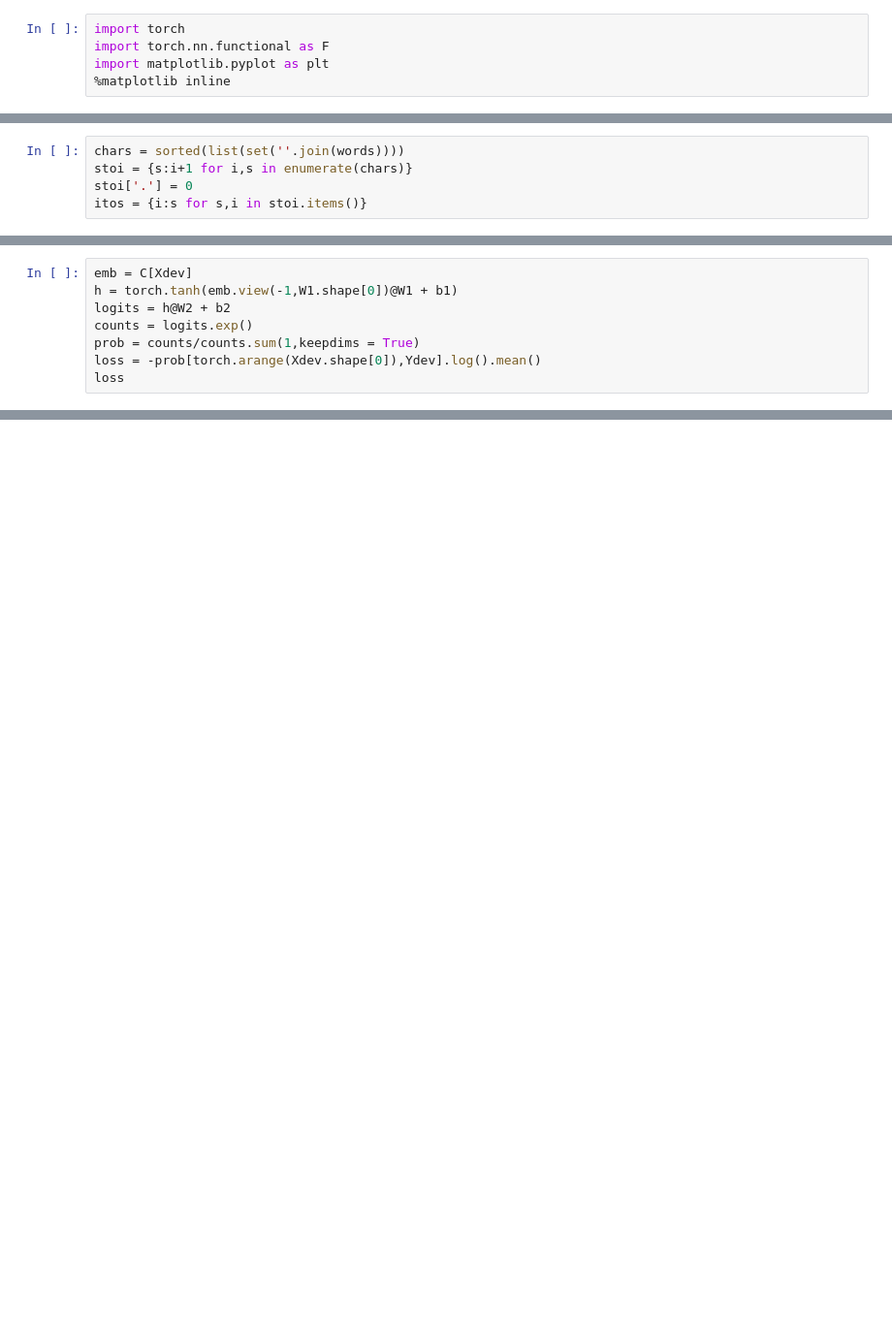
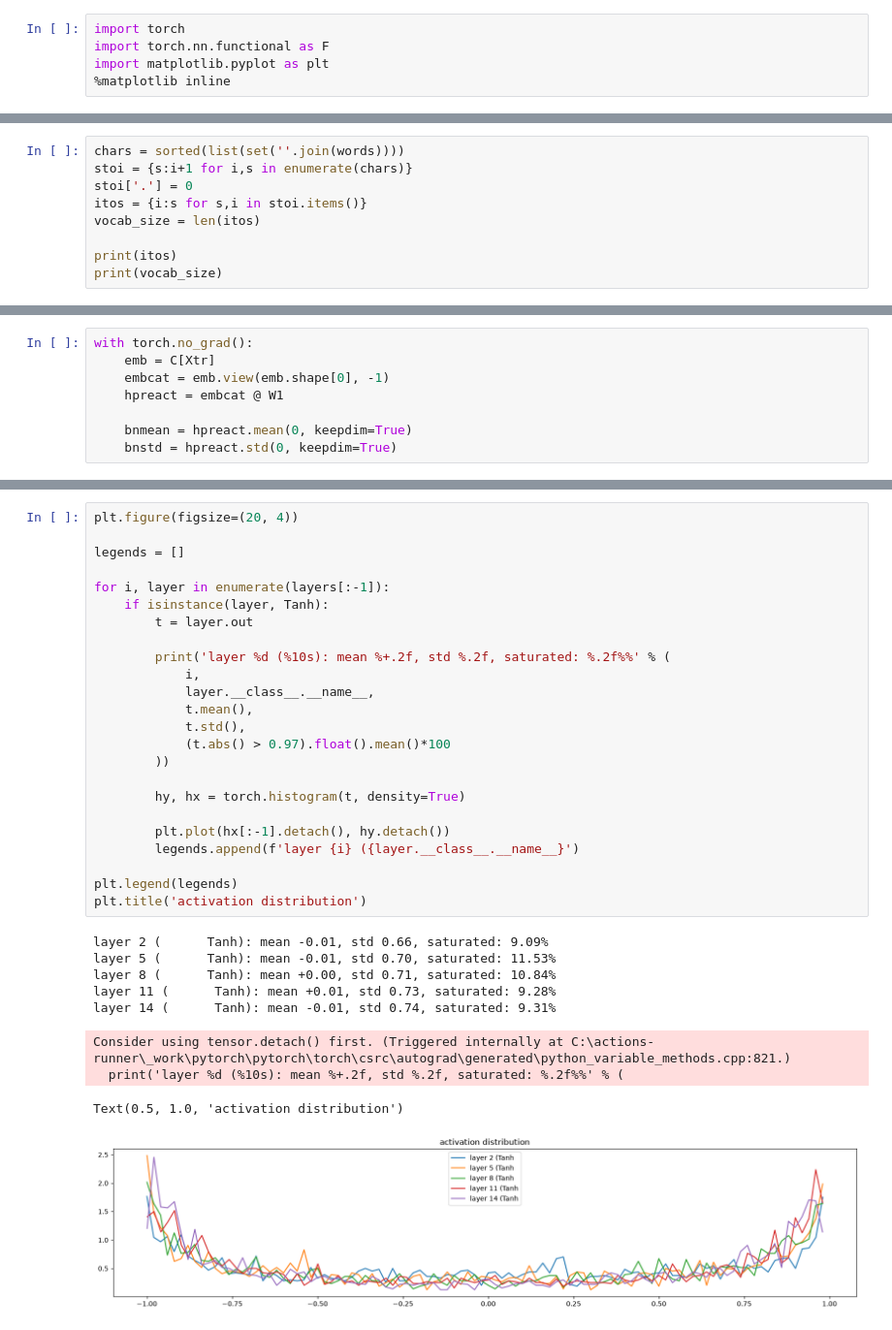
Before and after one commit to DevanshSinghBais/MLP, a Jupyter notebook: MLP.ipynb, the cells around one changed output, grey strips where cells are left out. Shown at 97% size. Drawn from its saved outputs; the diff is of its cells as text; blank space fills up the shorter version.

```diff
--- a/MLP.ipynb
+++ b/MLP.ipynb
@@ -10,3 +17,7 @@ chars = sorted(list(set(''.join(words))))
 stoi = {s:i+1 for i,s in enumerate(chars)}
 stoi['.'] = 0
 itos = {i:s for s,i in stoi.items()}
+vocab_size = len(itos)
+
+print(itos)
+print(vocab_size)
@@ -98,8 +60,0 @@ print(loss.item())
-# %%
-emb = C[Xdev]
-h = torch.tanh(emb.view(-1,W1.shape[0])@W1 + b1)
-logits = h@W2 + b2
-counts = logits.exp()
-prob = counts/counts.sum(1,keepdims = True)
-loss = -prob[torch.arange(Xdev.shape[0]),Ydev].log().mean()
-loss
@@ -107,0 +156,8 @@ tensor(2.1508, grad_fn=<NegBackward0>)
+# %%
+with torch.no_grad():
+    emb = C[Xtr]
+    embcat = emb.view(emb.shape[0], -1)
+    hpreact = embcat @ W1
+
+    bnmean = hpreact.mean(0, keepdim=True)
+    bnstd = hpreact.std(0, keepdim=True)
@@ -107,0 +328,34 @@ tensor(2.1508, grad_fn=<NegBackward0>)
+# %%
+plt.figure(figsize=(20, 4))
+
+legends = []
+
+for i, layer in enumerate(layers[:-1]):
+    if isinstance(layer, Tanh):
+        t = layer.out
+
+        print('layer %d (%10s): mean %+.2f, std %.2f, saturated: %.2f%%' % (
+            i,
+            layer.__class__.__name__,
+            t.mean(),
+            t.std(),
+            (t.abs() > 0.97).float().mean()*100
+        ))
+
+        hy, hx = torch.histogram(t, density=True)
+
+        plt.plot(hx[:-1].detach(), hy.detach())
+        legends.append(f'layer {i} ({layer.__class__.__name__}')
+
+plt.legend(legends)
+plt.title('activation distribution')
+# %% [output]
+layer 2 (      Tanh): mean -0.01, std 0.66, saturated: 9.09%
+layer 5 (      Tanh): mean -0.01, std 0.70, saturated: 11.53%
+layer 8 (      Tanh): mean +0.00, std 0.71, saturated: 10.84%
+layer 11 (      Tanh): mean +0.01, std 0.73, saturated: 9.28%
+layer 14 (      Tanh): mean -0.01, std 0.74, saturated: 9.31%
+Consider using tensor.detach() first. (Triggered internally at C:\actions-runner\_work\pytorch\pytorch\torch\csrc\autograd\generated\python_variable_methods.cpp:821.)
+  print('layer %d (%10s): mean %+.2f, std %.2f, saturated: %.2f%%' % (
+Text(0.5, 1.0, 'activation distribution')
+[figure, added]
```
Also changed, not shown: parts of 26 cells of this notebook.
